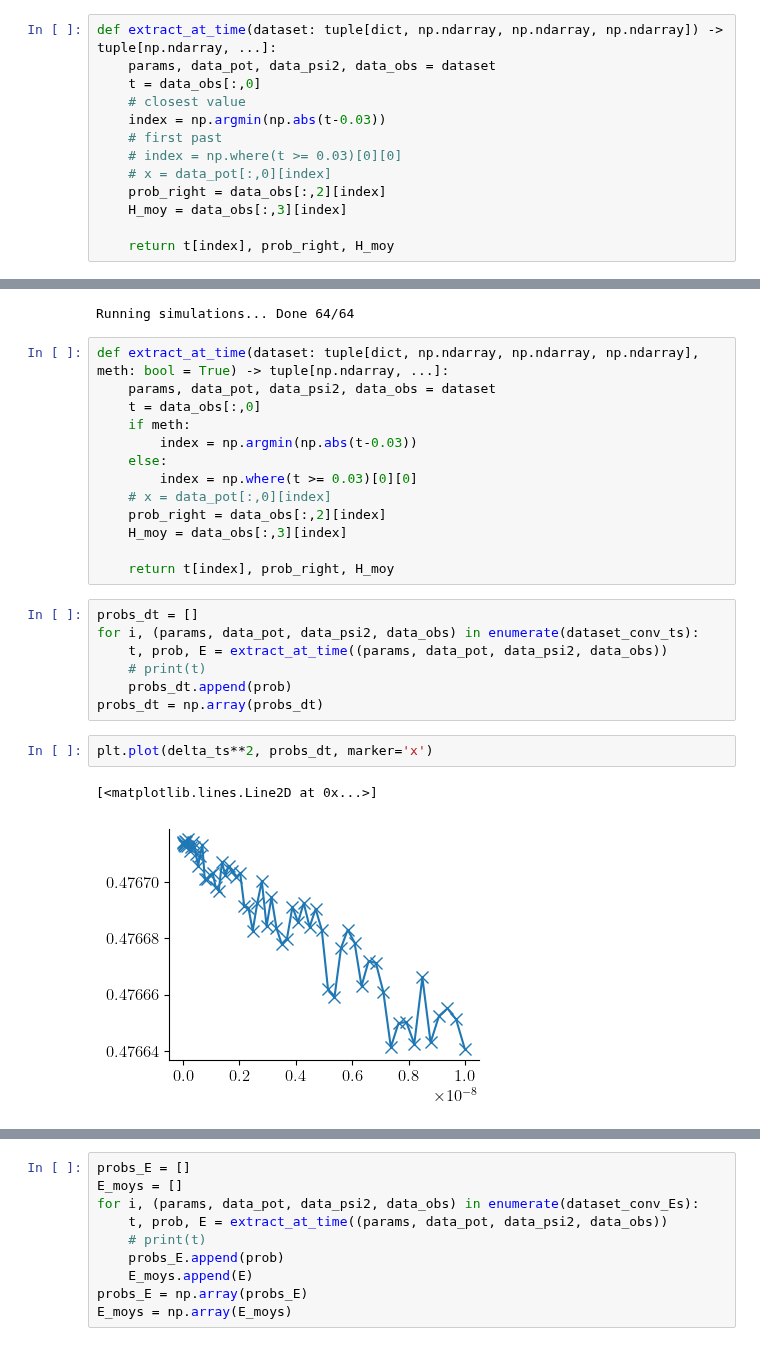
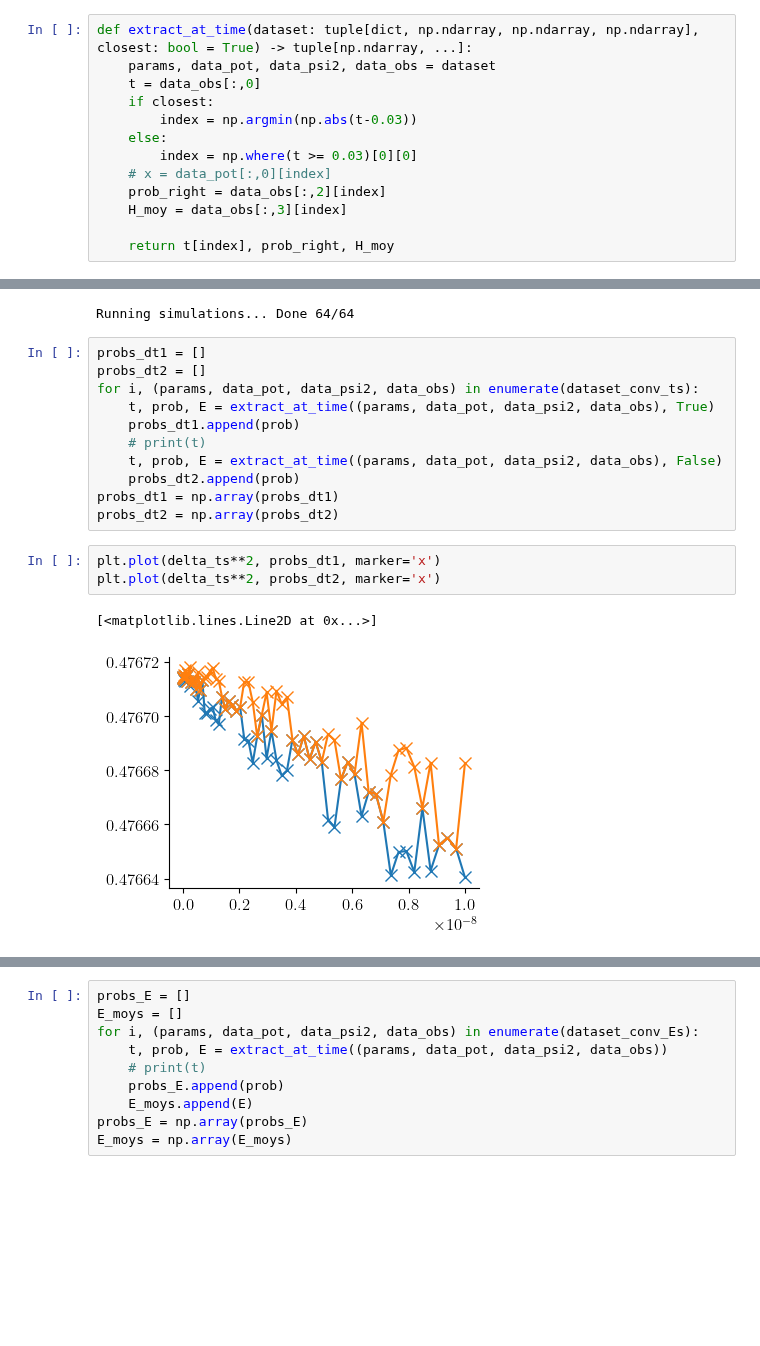
Before and after one commit to TomVdt/PhysNum, a Jupyter notebook: exercice6/analysis/analysis_ii.ipynb, the cells around one changed output, grey strips where cells are left out. Saved outputs shown, nothing was run; the diff lists cells and outputs as text; blank space fills up the shorter version.

```diff
--- a/exercice6/analysis/analysis_ii.ipynb
+++ b/exercice6/analysis/analysis_ii.ipynb
@@ -127,13 +127,13 @@ fig.legend(bbox_to_anchor=(1.03,0.6))
 # %% [markdown]
 # Convergence
 # %%
-def extract_at_time(dataset: tuple[dict, np.ndarray, np.ndarray, np.ndarray]) -> tuple[np.ndarray, ...]:
+def extract_at_time(dataset: tuple[dict, np.ndarray, np.ndarray, np.ndarray], closest: bool = True) -> tuple[np.ndarray, ...]:
     params, data_pot, data_psi2, data_obs = dataset
     t = data_obs[:,0]
-    # closest value
-    index = np.argmin(np.abs(t-0.03))
-    # first past
-    # index = np.where(t >= 0.03)[0][0]
+    if closest:
+        index = np.argmin(np.abs(t-0.03))
+    else:
+        index = np.where(t >= 0.03)[0][0]
     # x = data_pot[:,0][index]
     prob_right = data_obs[:,2][index]
     H_moy = data_obs[:,3][index]
@@ -181,29 +181,21 @@ dataset_conv_ts = run_with_params(
 )
 # %% [output]
 Running simulations... Done 64/64
-# %%
-def extract_at_time(dataset: tuple[dict, np.ndarray, np.ndarray, np.ndarray], meth: bool = True) -> tuple[np.ndarray, ...]:
-    params, data_pot, data_psi2, data_obs = dataset
-    t = data_obs[:,0]
-    if meth:
-        index = np.argmin(np.abs(t-0.03))
-    else:
-        index = np.where(t >= 0.03)[0][0]
-    # x = data_pot[:,0][index]
-    prob_right = data_obs[:,2][index]
-    H_moy = data_obs[:,3][index]
-
-    return t[index], prob_right, H_moy
 # %%
-probs_dt = []
+probs_dt1 = []
+probs_dt2 = []
 for i, (params, data_pot, data_psi2, data_obs) in enumerate(dataset_conv_ts):
-    t, prob, E = extract_at_time((params, data_pot, data_psi2, data_obs))
+    t, prob, E = extract_at_time((params, data_pot, data_psi2, data_obs), True)
+    probs_dt1.append(prob)
     # print(t)
-    probs_dt.append(prob)
-probs_dt = np.array(probs_dt)
+    t, prob, E = extract_at_time((params, data_pot, data_psi2, data_obs), False)
+    probs_dt2.append(prob)
+probs_dt1 = np.array(probs_dt1)
+probs_dt2 = np.array(probs_dt2)
 # %%
-plt.plot(delta_ts**2, probs_dt, marker='x')
+plt.plot(delta_ts**2, probs_dt1, marker='x')
+plt.plot(delta_ts**2, probs_dt2, marker='x')
 # %% [output]
 [<matplotlib.lines.Line2D at 0x...>]
-[figure, old version]
+[figure, new version]
 # %%
```
Also changed, not shown: parts of 2 cells of this notebook.
